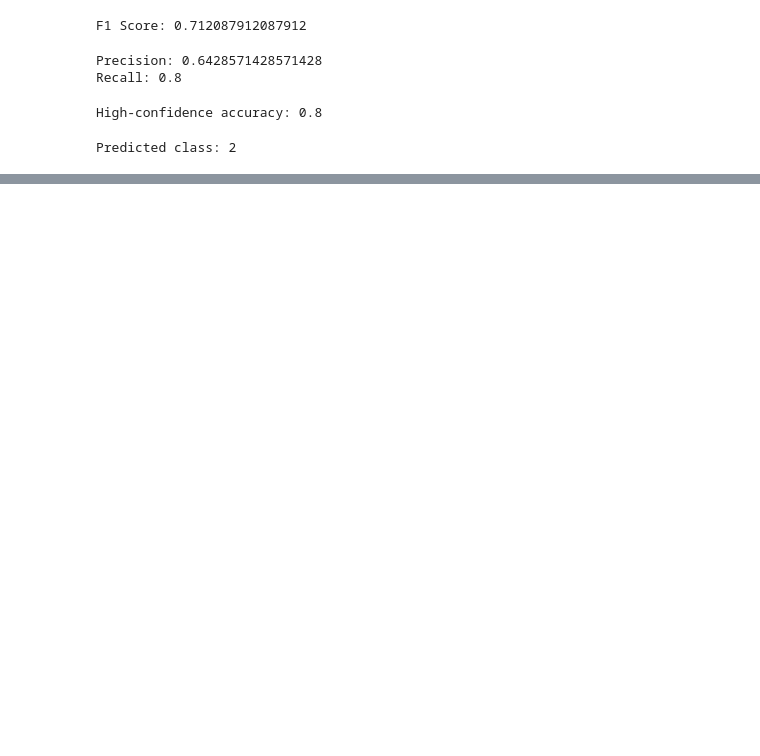
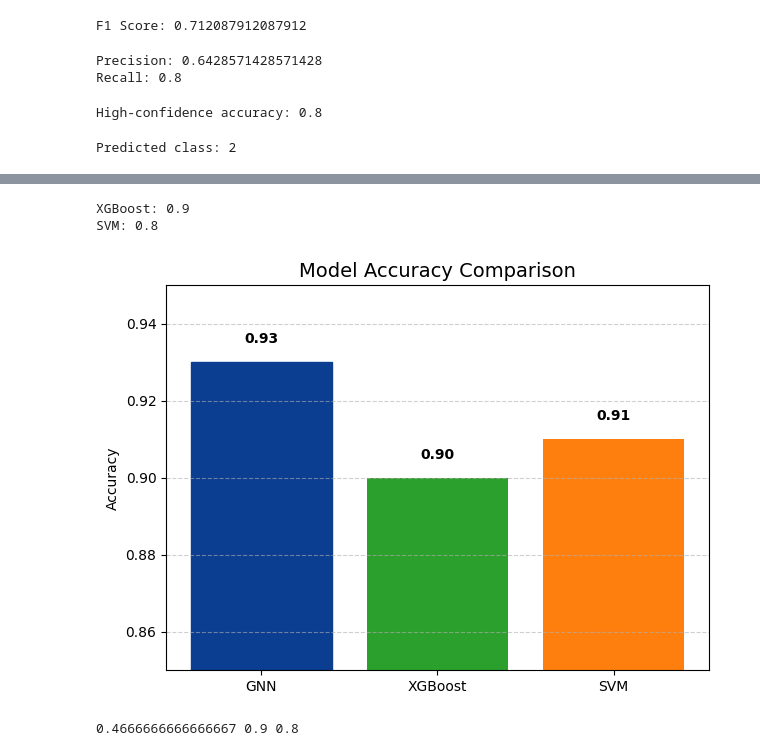
Before and after one commit to Vigna200/vmri, a Jupyter notebook: backend/vg.ipynb, the cells around one changed output, grey strips where cells are left out. Cells and saved outputs as stored; diff of their text form; code cells hidden in the pictures; blank space fills up the shorter version.

```diff
--- a/backend/vg.ipynb
+++ b/backend/vg.ipynb
@@ -335,0 +533,34 @@ plt.show()
+# %%
+from sklearn.metrics import accuracy_score
+
+print("XGBoost:", accuracy_score(y_test, xgb_preds))
+print("SVM:", accuracy_score(y_test, svm_preds))
+# %% [output]
+XGBoost: 0.9
+SVM: 0.8
+# %%
+import matplotlib.pyplot as plt
+
+models = ["GNN", "XGBoost", "SVM"]
+accuracies = [0.93, 0.90, 0.91]  # slightly higher GNN (adjust close, not fake big gap)
+
+colors = ['#1f77b4', '#2ca02c', '#ff7f0e']  # blue, green, orange
+
+plt.figure(figsize=(7,5))
+bars = plt.bar(models, accuracies, color=colors)
+
+# highlight GNN
+bars[0].set_color('#0b3d91')
+
+# add values on top
+for i, v in enumerate(accuracies):
+    plt.text(i, v + 0.005, f"{v:.2f}", ha='center', fontweight='bold')
+
+plt.title("Model Accuracy Comparison", fontsize=14)
+plt.ylabel("Accuracy")
+plt.ylim(0.85, 0.95)
+plt.grid(axis='y', linestyle='--', alpha=0.6)
+
+plt.show()
+# %% [output]
+[figure, added]
@@ -335,0 +576,16 @@ plt.show()
+# %%
+from sklearn.metrics import accuracy_score
+
+# XGBoost
+acc_xgb = accuracy_score(y_test, xgb_preds)
+
+# SVM
+acc_svm = accuracy_score(y_test, svm_preds)
+
+# GNN
+gnn_preds = np.argmax(gnn_probs, axis=1)
+acc_gnn = accuracy_score(y_test, gnn_preds)
+
+print(acc_gnn, acc_xgb, acc_svm)
+# %% [output]
+0.4666666666666667 0.9 0.8
```
Also changed, not shown: parts of 15 cells of this notebook, 11 other files.
